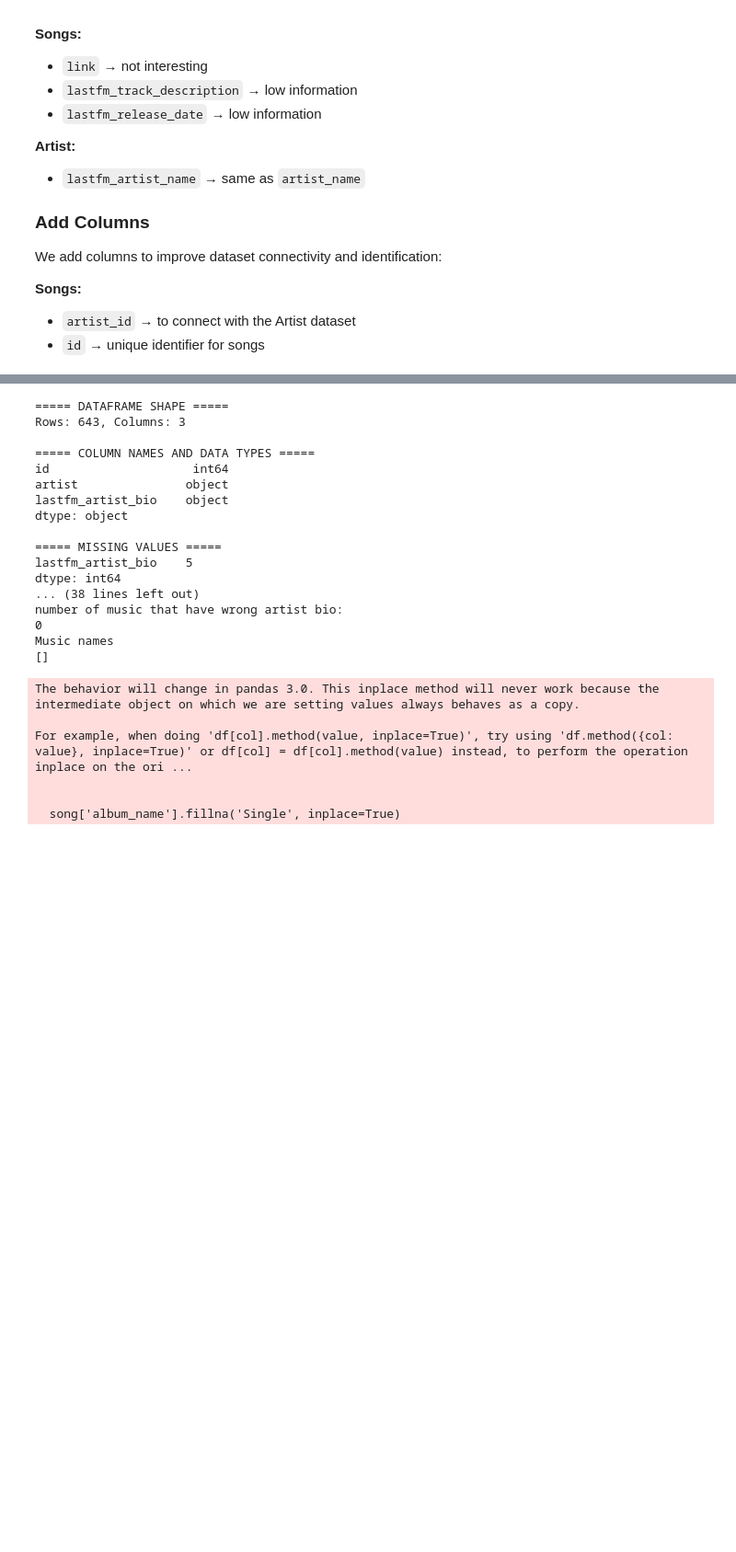
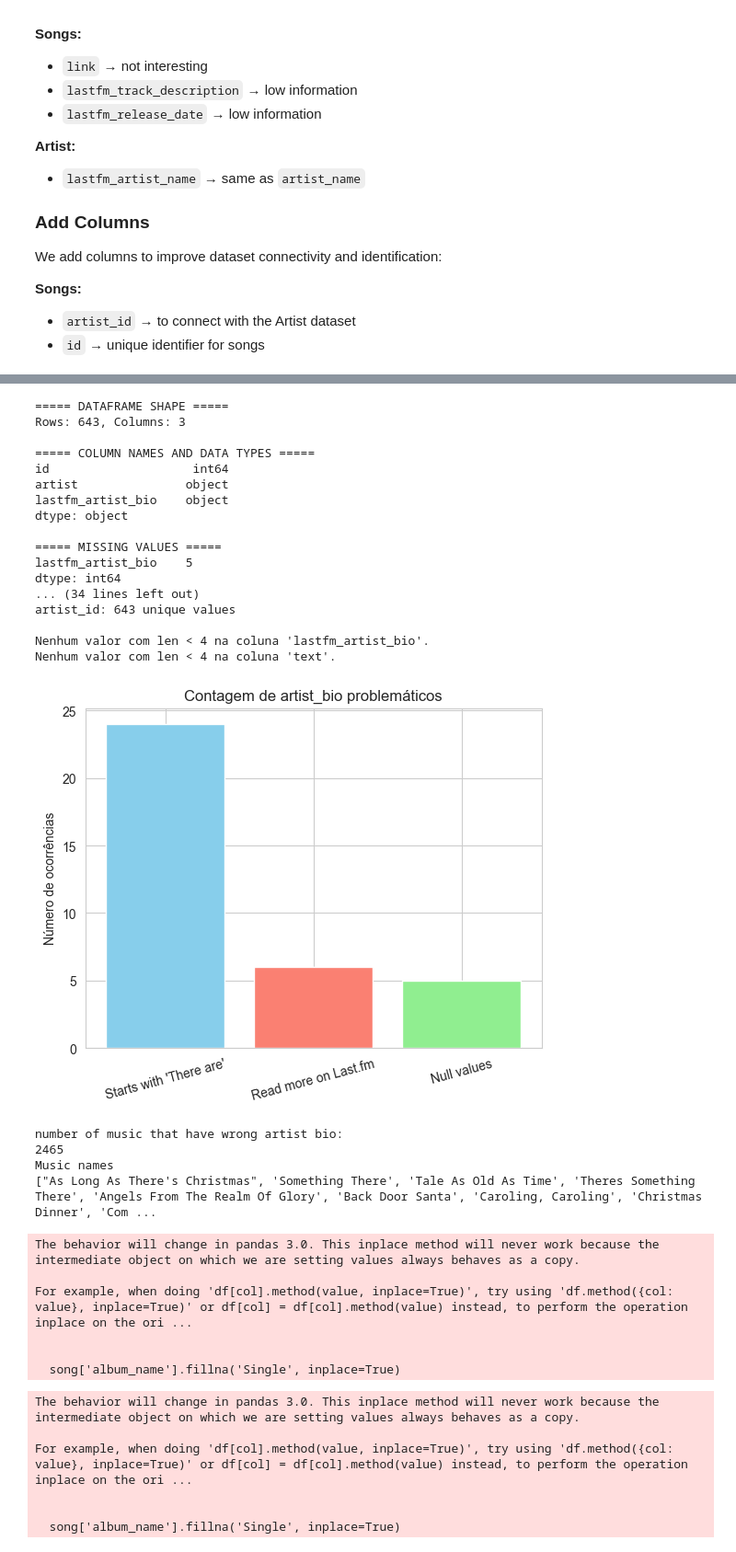
Before and after one commit to rodrigoribeiro09/Pri, a Jupyter notebook: src/MileStone1.ipynb, the cells around one changed output, grey strips where cells are left out. Shown at 92% size. Drawn from its saved outputs; the diff is of its cells as text; code cells hidden in the pictures; blank space fills up the shorter version.

```diff
--- a/src/MileStone1.ipynb
+++ b/src/MileStone1.ipynb
@@ -298,38 +322,49 @@ a.to_csv('../dataset/songs.csv', index=False)
 # %%
 
 import pandas as pd
 import  data_utils
 import importlib
 importlib.reload(data_utils)
 
 df_lastfm=pd.read_csv('../dataset/spotify_artists_lastfm.csv')
-df_songs=pd.read_csv('../dataset/songs.csv')
+df_songs=a
 
 data_utils.dataProcessAnalysis(df_lastfm)
 data_utils.dataProcessAnalysis(df_songs)
 
 data_utils.plot_short_string_values(df_lastfm, column='lastfm_artist_bio', min_len=4)
 data_utils.plot_short_string_values(df_songs, column='text', min_len=4)
-c=data_utils.getWrongArtistBios(df_lastfm)
+c=data_utils.printWrongArtistBios(df_lastfm)
 d=data_utils.getWrongMusic(df_songs,c)
 # %% [output]
 ===== DATAFRAME SHAPE =====
 Rows: 643, Columns: 3
 
 ===== COLUMN NAMES AND DATA TYPES =====
 id                    int64
 artist               object
 lastfm_artist_bio    object
 dtype: object
 
 ===== MISSING VALUES =====
 lastfm_artist_bio    5
 dtype: int64
-... (38 lines left out)
-number of music that have wrong artist bio:
-0
-Music names
-[]
+... (34 lines left out)
+artist_id: 643 unique values
+
+Nenhum valor com len < 4 na coluna 'lastfm_artist_bio'.
+Nenhum valor com len < 4 na coluna 'text'.
+[figure, added]
+number of music that have wrong artist bio:
+2465
+Music names
+["As Long As There's Christmas", 'Something There', 'Tale As Old As Time', 'Theres Something There', 'Angels From The Realm Of Glory', 'Back Door Santa', 'Caroling, Caroling', 'Christmas Dinner', 'Com ...
+The behavior will change in pandas 3.0. This inplace method will never work because the intermediate object on which we are setting values always behaves as a copy.
+
+For example, when doing 'df[col].method(value, inplace=True)', try using 'df.method({col: value}, inplace=True)' or df[col] = df[col].method(value) instead, to perform the operation inplace on the ori ...
+
+
+  song['album_name'].fillna('Single', inplace=True)
 # %%
 import  data_utils
 import importlib
```
Also changed, not shown: parts of 3 cells of this notebook, 3 other files.
